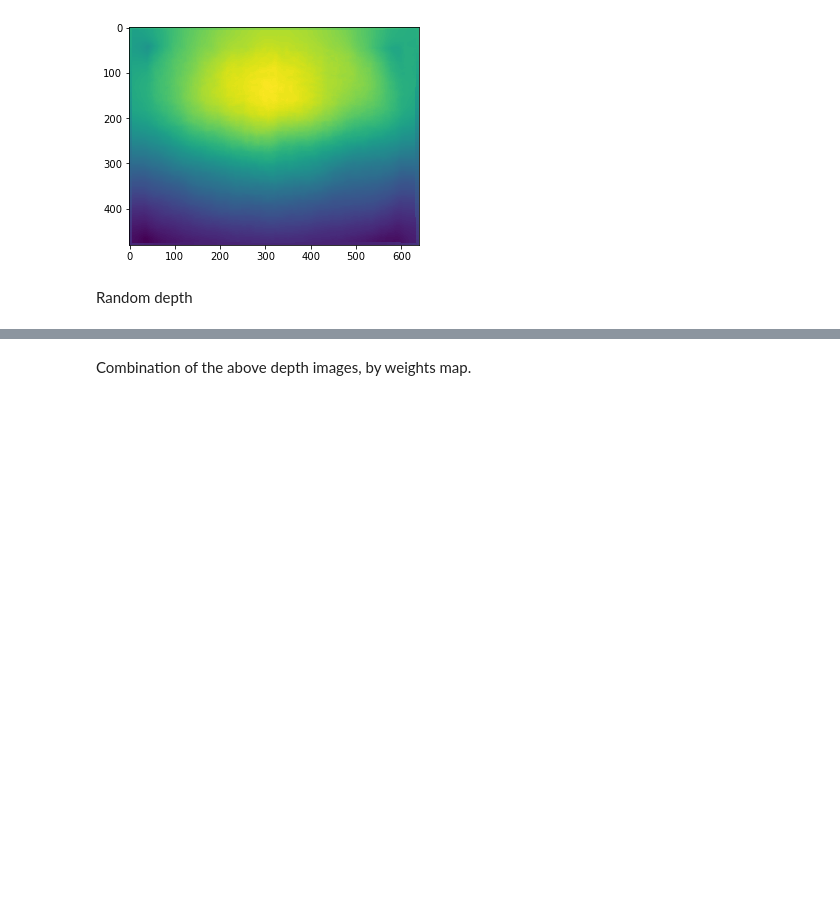
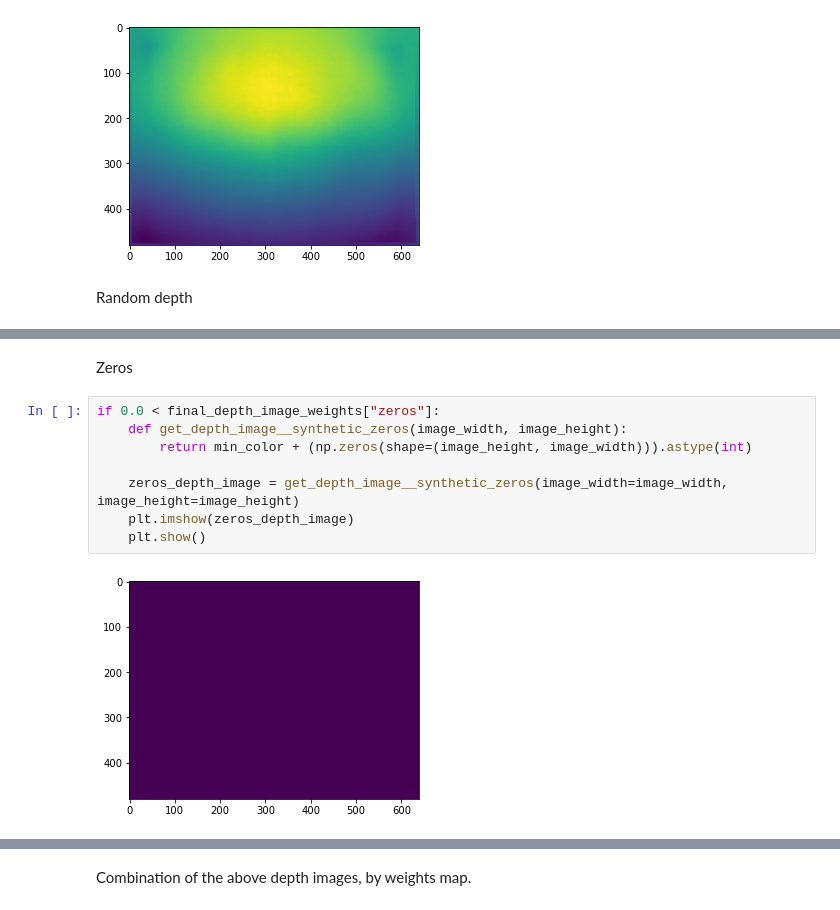
Before and after one commit to manorzvi/cs236781-project, a Jupyter notebook: Depth_image_generator_for_model_predictions.ipynb, the cells around one changed output, grey strips where cells are left out. Cells and saved outputs as stored; diff of their text form; blank space fills up the shorter version.

```diff
--- a/Depth_image_generator_for_model_predictions.ipynb
+++ b/Depth_image_generator_for_model_predictions.ipynb
@@ -148,0 +151,12 @@ if 0.0 < final_depth_image_weights["random"]:
+# %% [markdown]
+Zeros
+# %%
+if 0.0 < final_depth_image_weights["zeros"]:
+    def get_depth_image__synthetic_zeros(image_width, image_height):
+        return min_color + (np.zeros(shape=(image_height, image_width))).astype(int)
+
+    zeros_depth_image = get_depth_image__synthetic_zeros(image_width=image_width, image_height=image_height)
+    plt.imshow(zeros_depth_image)
+    plt.show()
+# %% [output]
+[figure, added]
```
Also changed, not shown: parts of 5 cells of this notebook.
